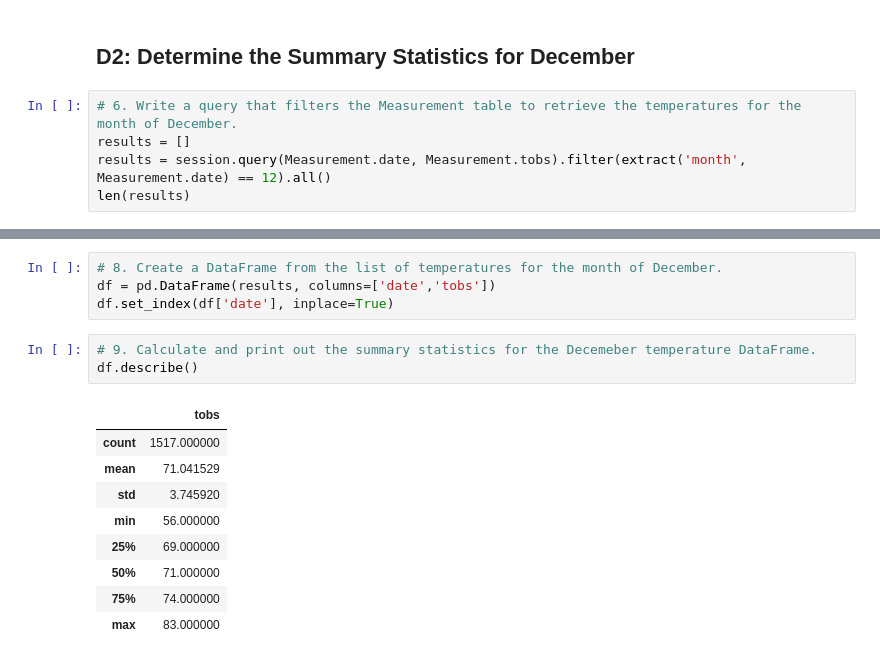
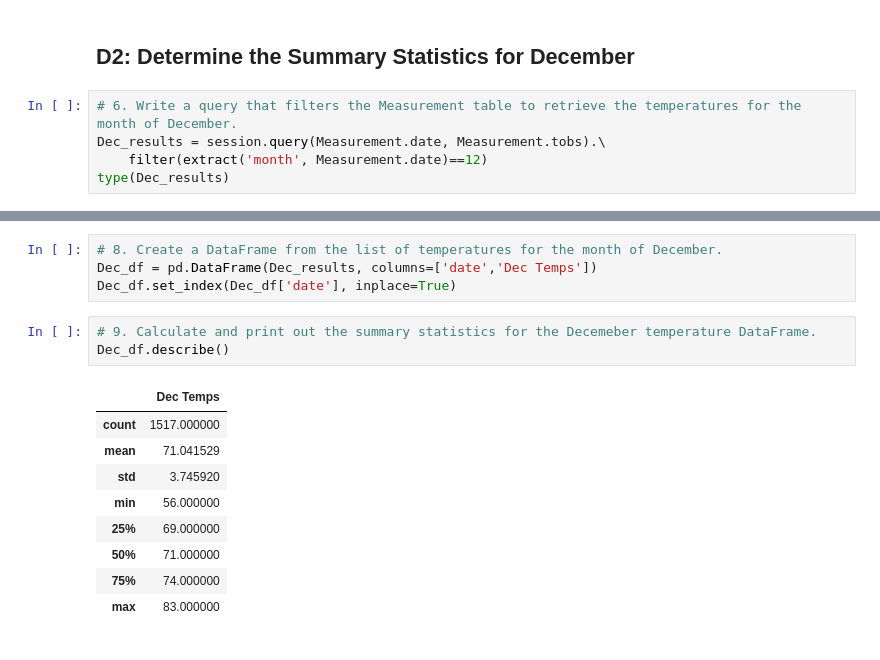
Before and after one commit to echoqshen/surfs_up, a Jupyter notebook: SurfsUp_Challenge.ipynb, the cells around one changed output, grey strips where cells are left out. Cells and saved outputs as stored; diff of their text form.

```diff
--- a/SurfsUp_Challenge.ipynb
+++ b/SurfsUp_Challenge.ipynb
@@ -77,7 +66,7 @@ df.describe()
 ## D2: Determine the Summary Statistics for December
 # %%
 # 6. Write a query that filters the Measurement table to retrieve the temperatures for the month of December.
-results = []
-results = session.query(Measurement.date, Measurement.tobs).filter(extract('month', Measurement.date) == 12).all()
-len(results)
+Dec_results = session.query(Measurement.date, Measurement.tobs).\
+    filter(extract('month', Measurement.date)==12)
+type(Dec_results)
 # %% [output]
@@ -90,12 +95,12 @@ list
 # %%
 # 8. Create a DataFrame from the list of temperatures for the month of December.
-df = pd.DataFrame(results, columns=['date','tobs'])
-df.set_index(df['date'], inplace=True)
+Dec_df = pd.DataFrame(Dec_results, columns=['date','Dec Temps'])
+Dec_df.set_index(Dec_df['date'], inplace=True)
 # %%
 # 9. Calculate and print out the summary statistics for the Decemeber temperature DataFrame.
-df.describe()
+Dec_df.describe()
 # %% [output]
-|  | tobs |
+|  | Dec Temps |
 | count | 1517.000000 |
 | mean | 71.041529 |
 | std | 3.745920 |
```
Also changed, not shown: parts of 10 cells of this notebook.
